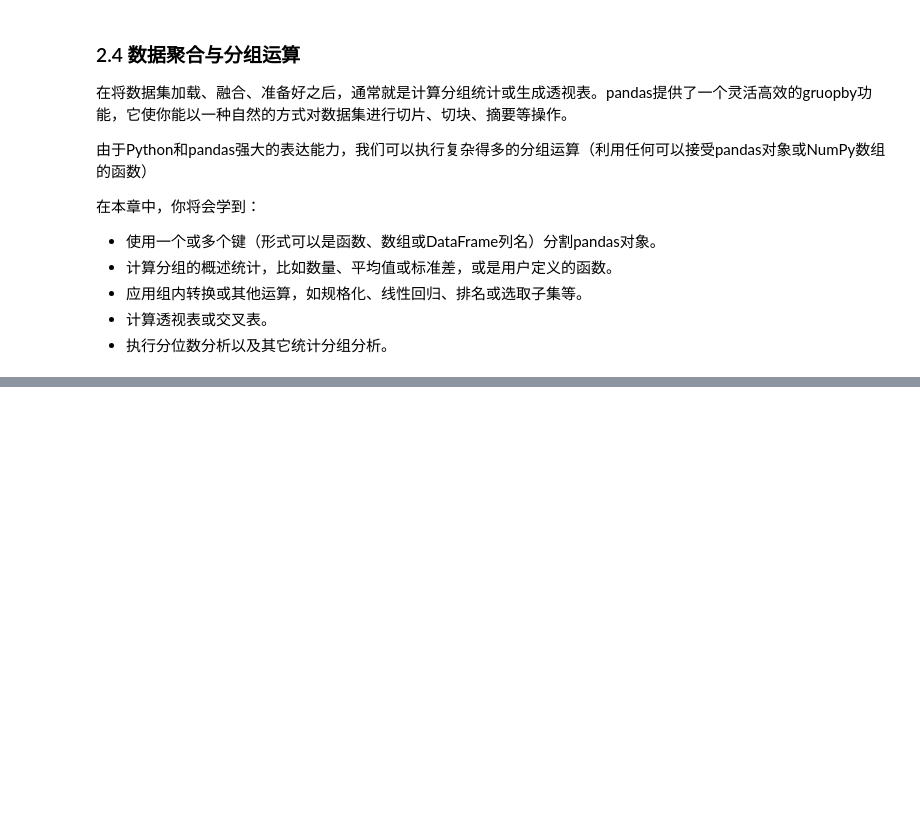
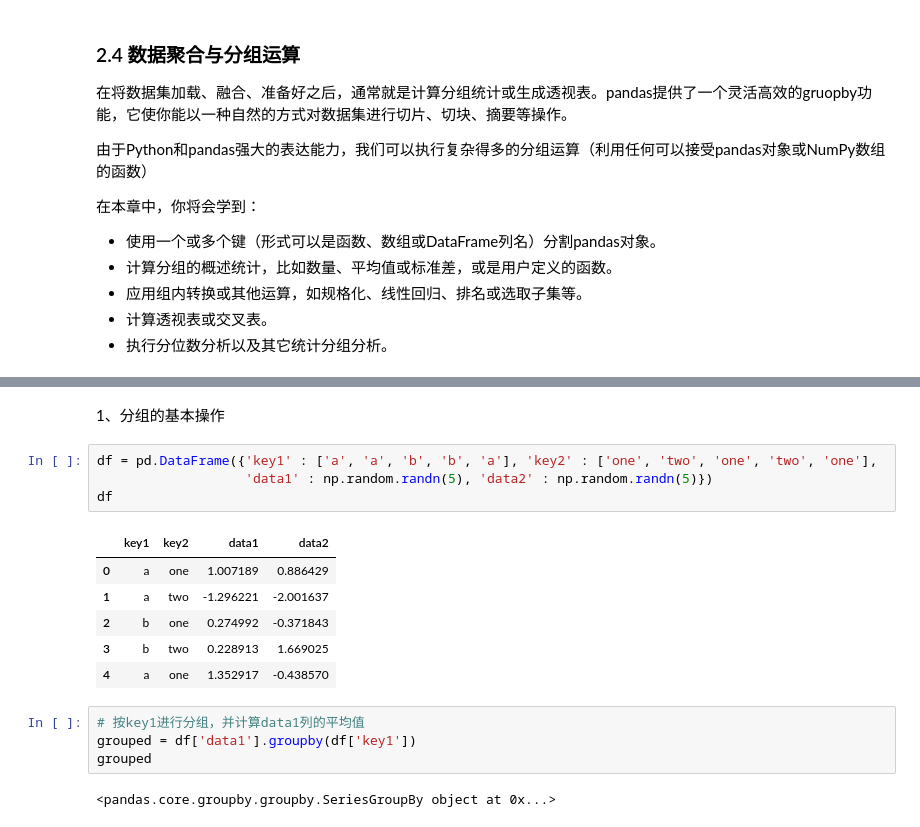
Before and after one commit to thirsd/tutorial, a Jupyter notebook: pandas.ipynb, the cells around one changed output, grey strips where cells are left out. Drawn from its saved outputs; the diff is of its cells as text; blank space fills up the shorter version.

```diff
--- a/pandas.ipynb
+++ b/pandas.ipynb
@@ -2752,0 +2763,19 @@ melted.set_index(['key', 'variable']).unstack('variable')
+# %% [markdown]
+1、分组的基本操作
+# %%
+df = pd.DataFrame({'key1' : ['a', 'a', 'b', 'b', 'a'], 'key2' : ['one', 'two', 'one', 'two', 'one'],
+                   'data1' : np.random.randn(5), 'data2' : np.random.randn(5)})
+df
+# %% [output]
+|  | key1 | key2 | data1 | data2 |
+| 0 | a | one | 1.007189 | 0.886429 |
+| 1 | a | two | -1.296221 | -2.001637 |
+| 2 | b | one | 0.274992 | -0.371843 |
+| 3 | b | two | 0.228913 | 1.669025 |
+| 4 | a | one | 1.352917 | -0.438570 |
+# %%
+# 按key1进行分组，并计算data1列的平均值
+grouped = df['data1'].groupby(df['key1'])
+grouped
+# %% [output]
+<pandas.core.groupby.groupby.SeriesGroupBy object at 0x...>
```
Also changed, not shown: parts of 64 cells of this notebook.
